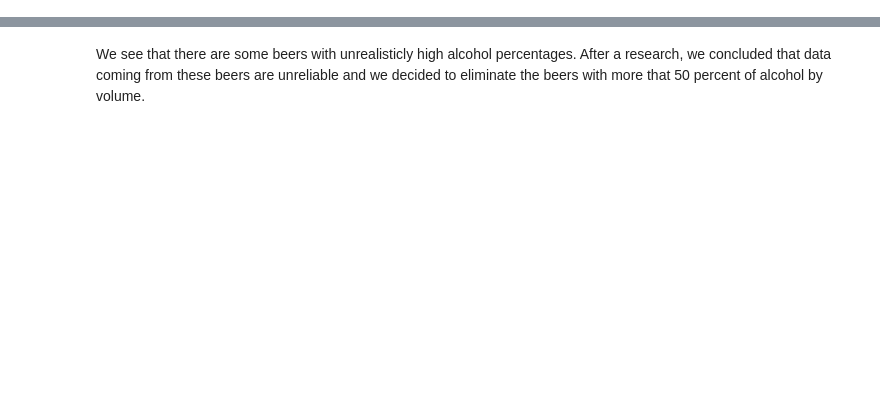
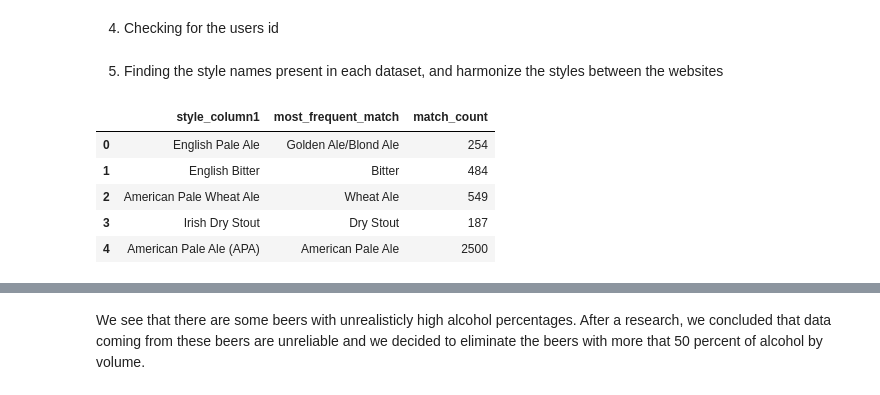
Before and after one commit to epfl-ada/ada-2023-project-vivalavada, a Jupyter notebook: milestone_p2.ipynb, the cells around one changed output, grey strips where cells are left out. Drawn from its saved outputs; the diff is of its cells as text; code cells hidden in the pictures; blank space fills up the shorter version.

```diff
--- a/milestone_p2.ipynb
+++ b/milestone_p2.ipynb
@@ -76,6 +94,8 @@ brewery_matched['rb'][1:] = brewery_matched['rb'][1:].astype(int)
 
 #Finding the dictionary that maps the breweries from BeerAdvocate to RateBeer (for the breweries that are the same) by the help of matched data provided:
 ba_to_rb_brewery_id_dict = dict(zip(brewery_matched['ba'], brewery_matched['rb']))
+# %% [markdown]
+4. Checking for the users id
 # %%
 ba_id = users_ba['user_id'].values
 rb_id = users_rb['user_id'].astype(str).values
@@ -86,6 +106,8 @@ if np.intersect1d(ba_id, rb_id).size > 0:
 
 #Finding the dictionary that maps the users from BeerAdvocate to RateBeer (for the users that are the same) by the help of matched data provided:
 ba_to_rb_user_id_dict = dict(zip(users_matched['ba.4'], users_matched['rb.3']))
+# %% [markdown]
+5. Finding the style names present in each dataset, and harmonize the styles between the websites
 # %%
 #Finding the style of beers present in the matched data and RateBeer data separately:
 matched_rb_beers = beers_matched['rb.12'].unique()
@@ -120,6 +142,16 @@ for style_value in beers_matched['ba.14'].unique():
                                   'match_count': match_count})
 ba_to_rb.pop(0)
 ba_to_rb_df = pd.DataFrame(ba_to_rb)
+# %%
+#Printing the resulting dataFrame:
+ba_to_rb_df.head()
+# %% [output]
+|  | style_column1 | most_frequent_match | match_count |
+| 0 | English Pale Ale | Golden Ale/Blond Ale | 254 |
+| 1 | English Bitter | Bitter | 484 |
+| 2 | American Pale Wheat Ale | Wheat Ale | 549 |
+| 3 | Irish Dry Stout | Dry Stout | 187 |
+| 4 | American Pale Ale (APA) | American Pale Ale | 2500 |
 # %%
 #We see that all the styles of the BeerAdvocate are mapped to 71 different beer styles in RateBeer using the above-explained procedure. We would like to have one-to-one mapping between the styles of two websites such that not only all the styles of BeerAdvocate are mapped to a style of RateBeer, all styles of RateBeer are also mapped to a BeerAdvocate style.
 
```
Also changed, not shown: parts of 37 cells of this notebook.
